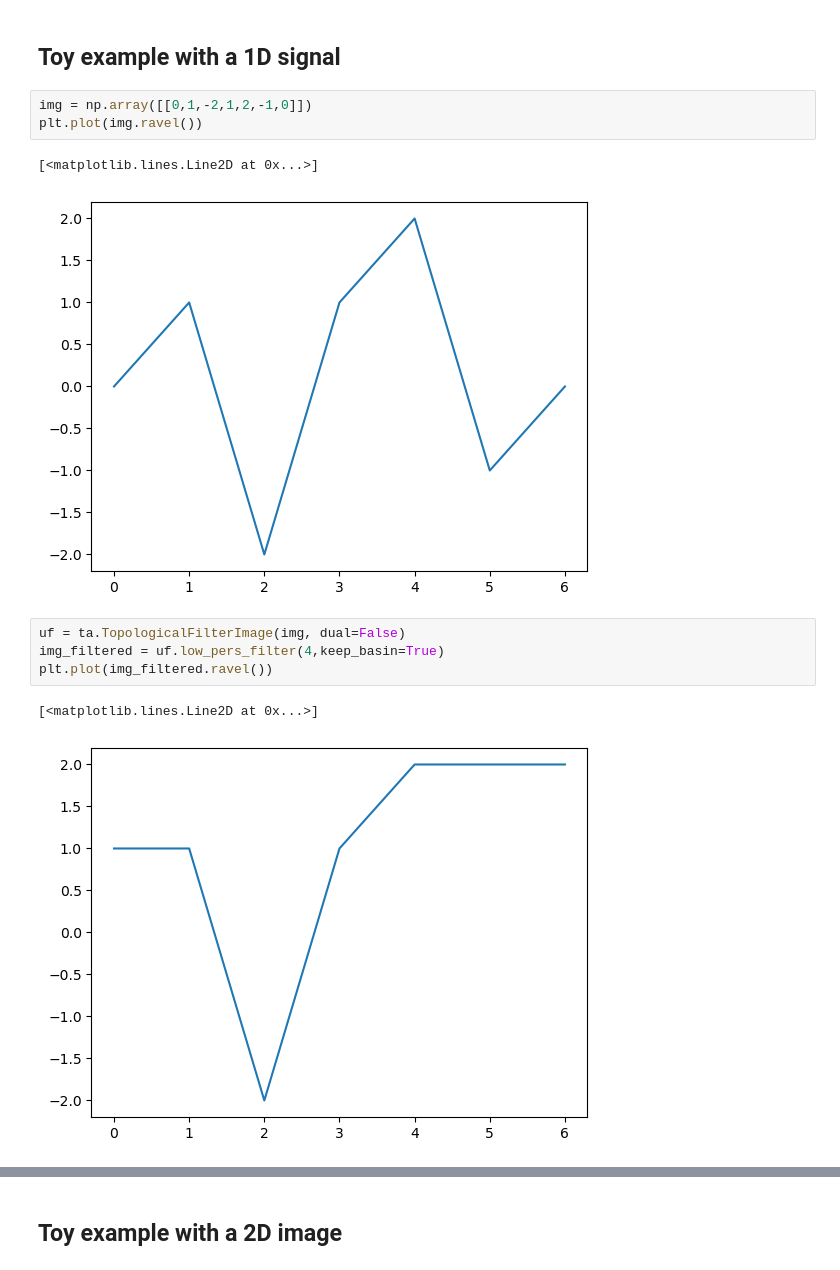
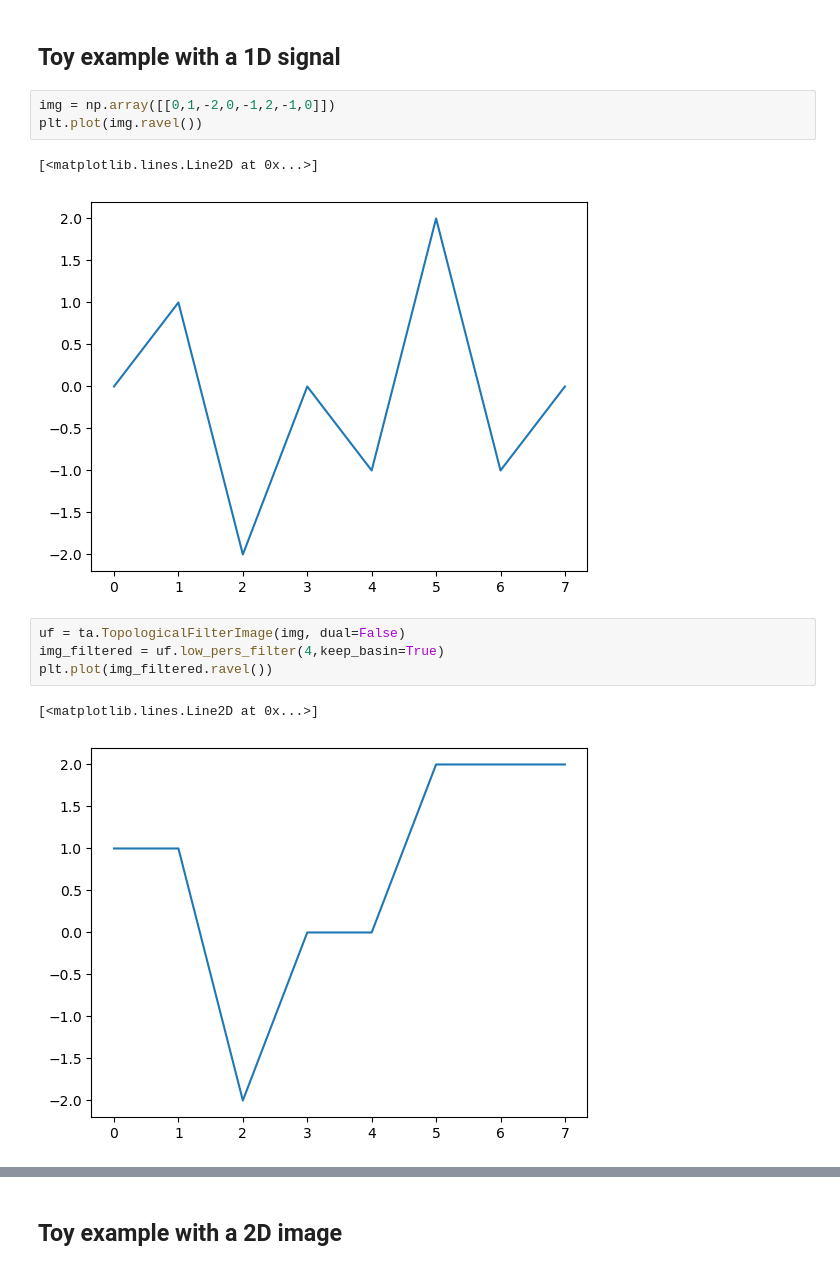
Before and after one commit to mvlier/topapprox, a Jupyter notebook: Interactive_Tutorial/Interactive_Tutorial_topapprox.ipynb, the cells around one changed output, grey strips where cells are left out. Cells and saved outputs as stored; diff of their text form.

```diff
--- a/Interactive_Tutorial/Interactive_Tutorial_topapprox.ipynb
+++ b/Interactive_Tutorial/Interactive_Tutorial_topapprox.ipynb
@@ -29,18 +32,18 @@ warnings.filterwarnings("ignore")
 # %% [markdown]
 ##  Toy example with a 1D signal
 # %%
-img = np.array([[0,1,-2,1,2,-1,0]])
+img = np.array([[0,1,-2,0,-1,2,-1,0]])
 plt.plot(img.ravel())
 # %% [output]
 [<matplotlib.lines.Line2D at 0x...>]
-[figure, old version]
+[figure, new version]
 # %%
 uf = ta.TopologicalFilterImage(img, dual=False)
 img_filtered = uf.low_pers_filter(4,keep_basin=True)
 plt.plot(img_filtered.ravel())
 # %% [output]
 [<matplotlib.lines.Line2D at 0x...>]
-[figure, old version]
+[figure, new version]
 # %%
 # 0th persistent homology
 # [birth, death, birth location]
```
Also changed, not shown: parts of 5 cells of this notebook, 2 other files.
